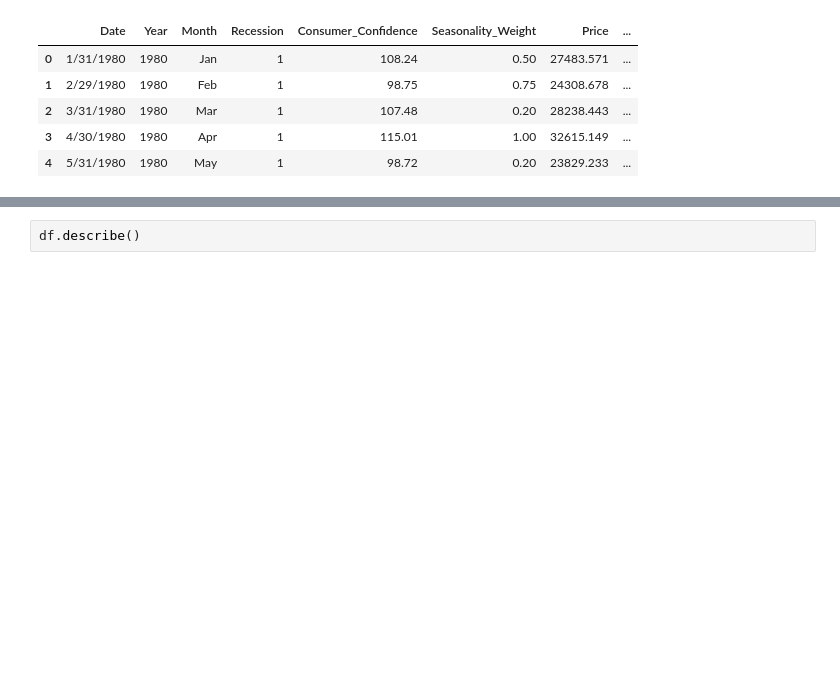
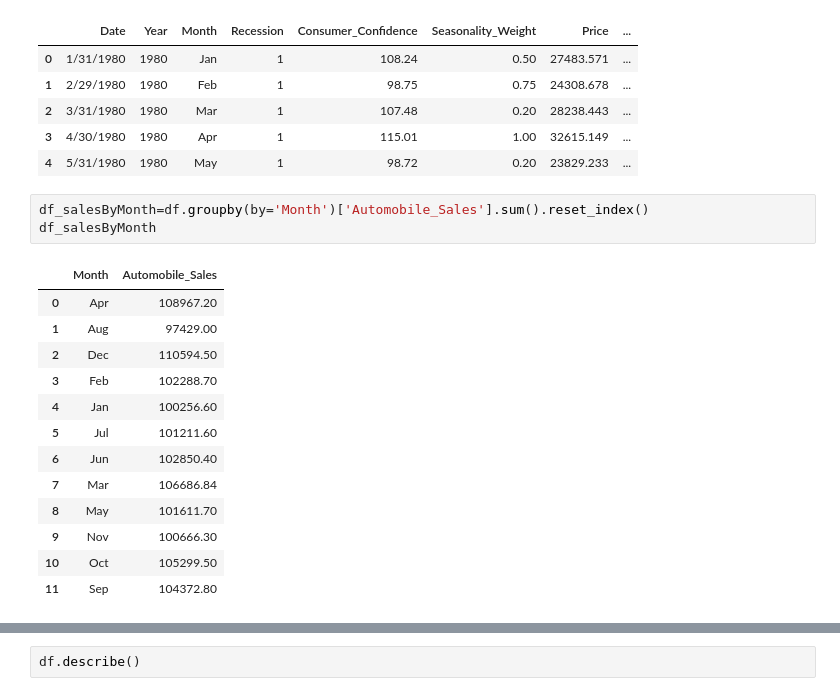
Before and after one commit to pnkjjha/BuildNExperiment, a Jupyter notebook: DV0101EN_Exercise_Final_Assignment_Part_1_20230614_1686700800_jupyterlite.ipynb, the cells around one changed output, grey strips where cells are left out. Drawn from its saved outputs; the diff is of its cells as text; blank space fills up the shorter version.

```diff
--- a/DV0101EN_Exercise_Final_Assignment_Part_1_20230614_1686700800_jupyterlite.ipynb
+++ b/DV0101EN_Exercise_Final_Assignment_Part_1_20230614_1686700800_jupyterlite.ipynb
@@ -185,3 +185,20 @@ df.head()
 | 2 | 3/31/1980 | 1980 | Mar | 1 | 107.48 | 0.20 | 28238.443 | ... |
 | 3 | 4/30/1980 | 1980 | Apr | 1 | 115.01 | 1.00 | 32615.149 | ... |
 | 4 | 5/31/1980 | 1980 | May | 1 | 98.72 | 0.20 | 23829.233 | ... |
+# %%
+df_salesByMonth=df.groupby(by='Month')['Automobile_Sales'].sum().reset_index()
+df_salesByMonth
+# %% [output]
+|  | Month | Automobile_Sales |
+| 0 | Apr | 108967.20 |
+| 1 | Aug | 97429.00 |
+| 2 | Dec | 110594.50 |
+| 3 | Feb | 102288.70 |
+| 4 | Jan | 100256.60 |
+| 5 | Jul | 101211.60 |
+| 6 | Jun | 102850.40 |
+| 7 | Mar | 106686.84 |
+| 8 | May | 101611.70 |
+| 9 | Nov | 100666.30 |
+| 10 | Oct | 105299.50 |
+| 11 | Sep | 104372.80 |
```
Also changed, not shown: parts of 2 cells of this notebook.
